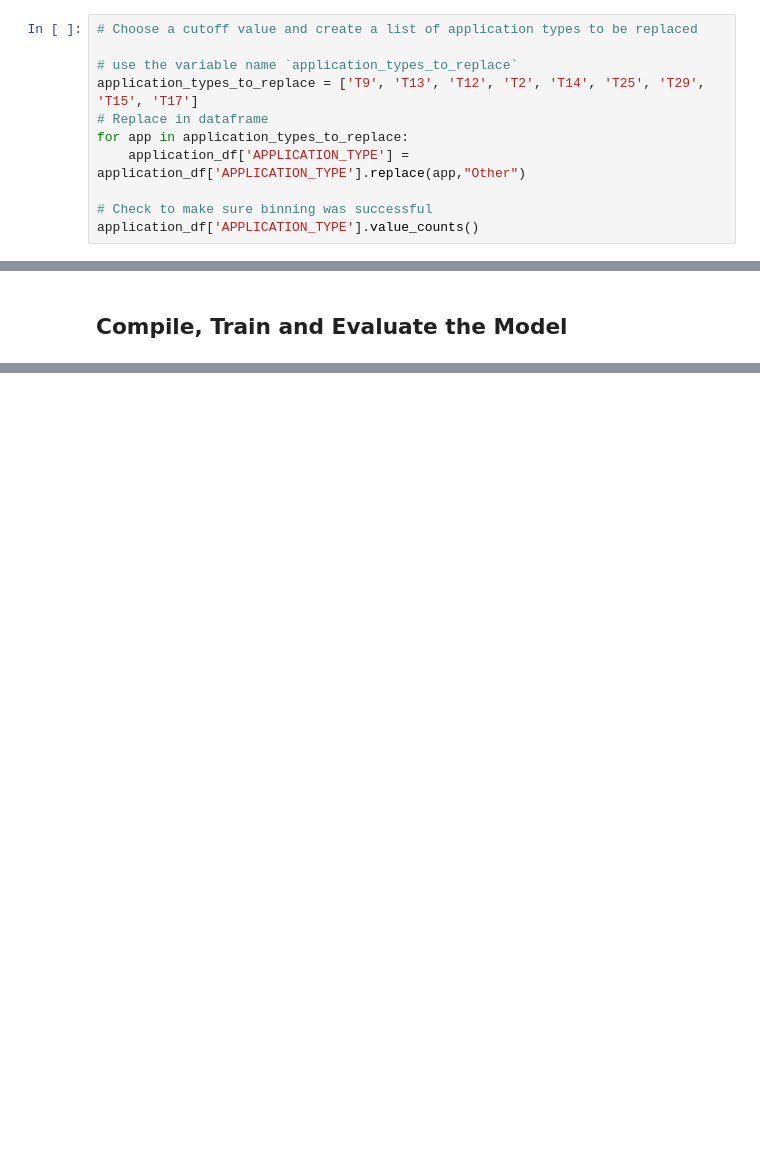
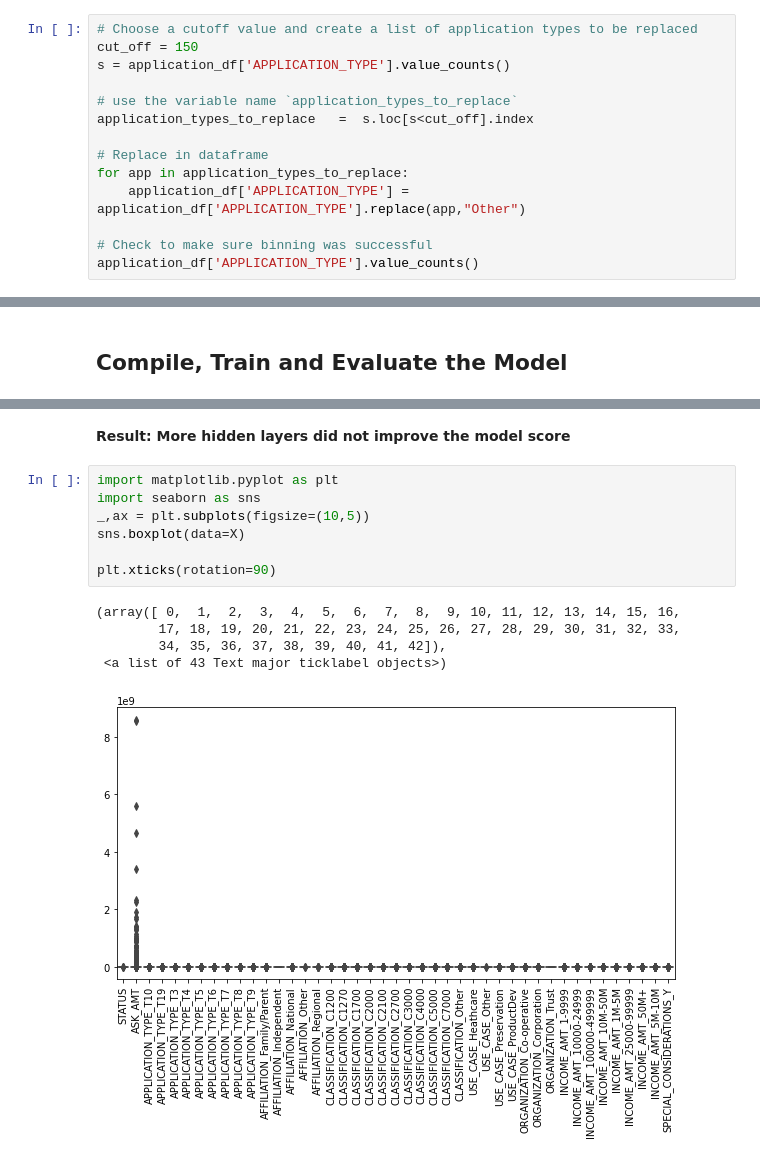
Before and after one commit to MohanPanga/deep_learning, a Jupyter notebook: AlphabetSoupCharity_Optimization.ipynb, the cells around one changed output, grey strips where cells are left out. Cells and saved outputs as stored; diff of their text form; blank space fills up the shorter version.

Commit message:
updated neural network model

```diff
--- a/AlphabetSoupCharity_Optimization.ipynb
+++ b/AlphabetSoupCharity_Optimization.ipynb
@@ -71,9 +73,12 @@ T17        1
 Name: APPLICATION_TYPE, dtype: int64
 # %%
 # Choose a cutoff value and create a list of application types to be replaced
+cut_off = 150
+s = application_df['APPLICATION_TYPE'].value_counts()
 
 # use the variable name `application_types_to_replace`
-application_types_to_replace = ['T9', 'T13', 'T12', 'T2', 'T14', 'T25', 'T29', 'T15', 'T17']
+application_types_to_replace   =  s.loc[s<cut_off].index
+
 # Replace in dataframe
 for app in application_types_to_replace:
     application_df['APPLICATION_TYPE'] = application_df['APPLICATION_TYPE'].replace(app,"Other")
@@ -288,0 +360,15 @@ nn.save("neural_network.h5")
+# %% [markdown]
+__Result: More hidden layers did not improve the model score__
+# %%
+import matplotlib.pyplot as plt
+import seaborn as sns
+_,ax = plt.subplots(figsize=(10,5))
+sns.boxplot(data=X)
+
+plt.xticks(rotation=90)
+# %% [output]
+(array([ 0,  1,  2,  3,  4,  5,  6,  7,  8,  9, 10, 11, 12, 13, 14, 15, 16,
+        17, 18, 19, 20, 21, 22, 23, 24, 25, 26, 27, 28, 29, 30, 31, 32, 33,
+        34, 35, 36, 37, 38, 39, 40, 41, 42]),
+ <a list of 43 Text major ticklabel objects>)
+[figure, added]
```
Also changed, not shown: parts of 33 cells of this notebook, 5 other files.
